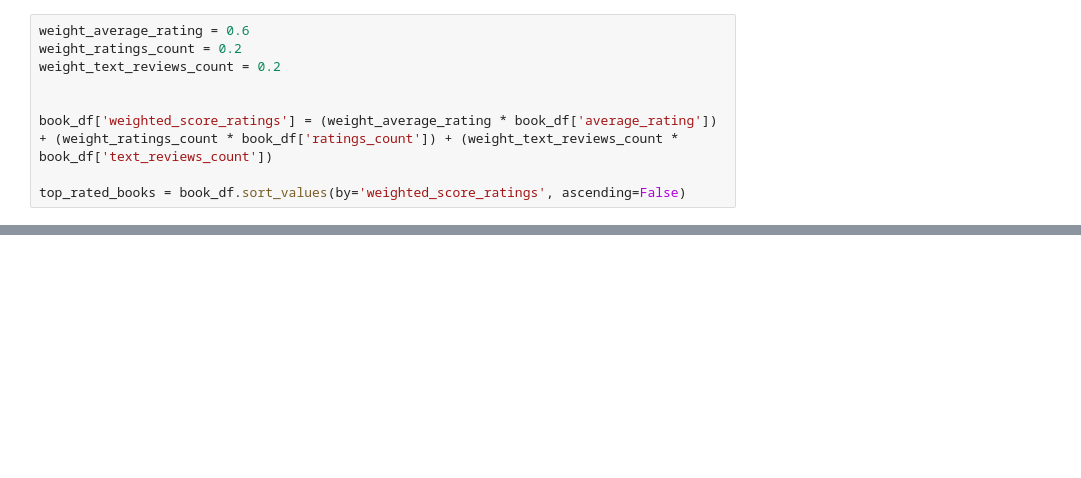
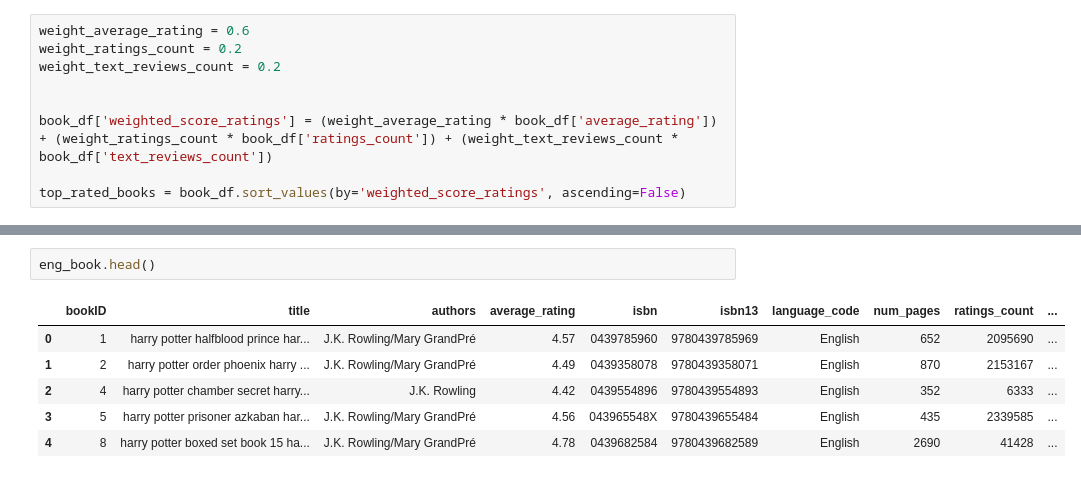
Before and after one commit to aksanaboo/books, a Jupyter notebook: Goodreads_bookEDA.ipynb, the cells around one changed output, grey strips where cells are left out. Saved outputs shown, nothing was run; the diff lists cells and outputs as text; blank space fills up the shorter version.

```diff
--- a/Goodreads_bookEDA.ipynb
+++ b/Goodreads_bookEDA.ipynb
@@ -539,0 +630,9 @@ plt.show()
+# %%
+eng_book.head()
+# %% [output]
+|  | bookID | title | authors | average_rating | isbn | isbn13 | language_code | num_pages | ratings_count | ... |
+| 0 | 1 | harry potter halfblood prince har... | J.K. Rowling/Mary GrandPré | 4.57 | 0439785960 | 9780439785969 | English | 652 | 2095690 | ... |
+| 1 | 2 | harry potter order phoenix harry ... | J.K. Rowling/Mary GrandPré | 4.49 | 0439358078 | 9780439358071 | English | 870 | 2153167 | ... |
+| 2 | 4 | harry potter chamber secret harry... | J.K. Rowling | 4.42 | 0439554896 | 9780439554893 | English | 352 | 6333 | ... |
+| 3 | 5 | harry potter prisoner azkaban har... | J.K. Rowling/Mary GrandPré | 4.56 | 043965548X | 9780439655484 | English | 435 | 2339585 | ... |
+| 4 | 8 | harry potter boxed set book 15 ha... | J.K. Rowling/Mary GrandPré | 4.78 | 0439682584 | 9780439682589 | English | 2690 | 41428 | ... |
```
Also changed, not shown: parts of 21 cells of this notebook.
